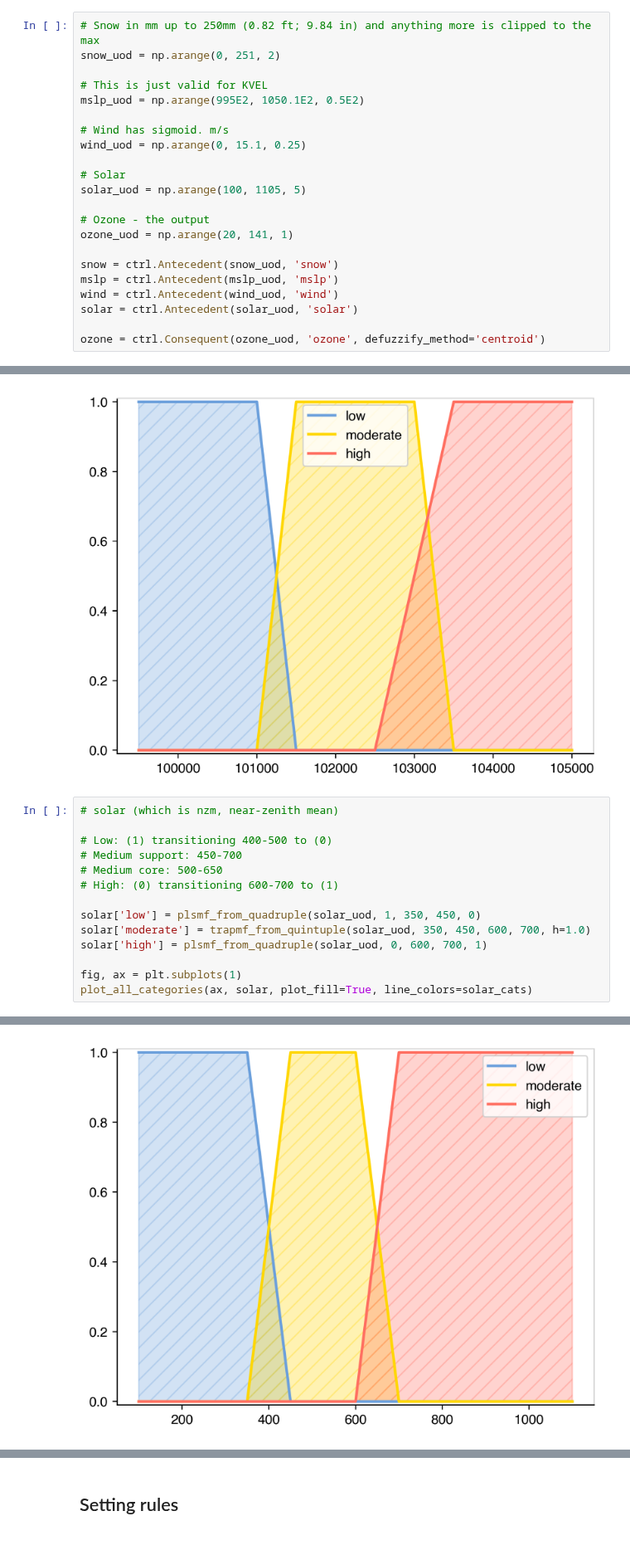
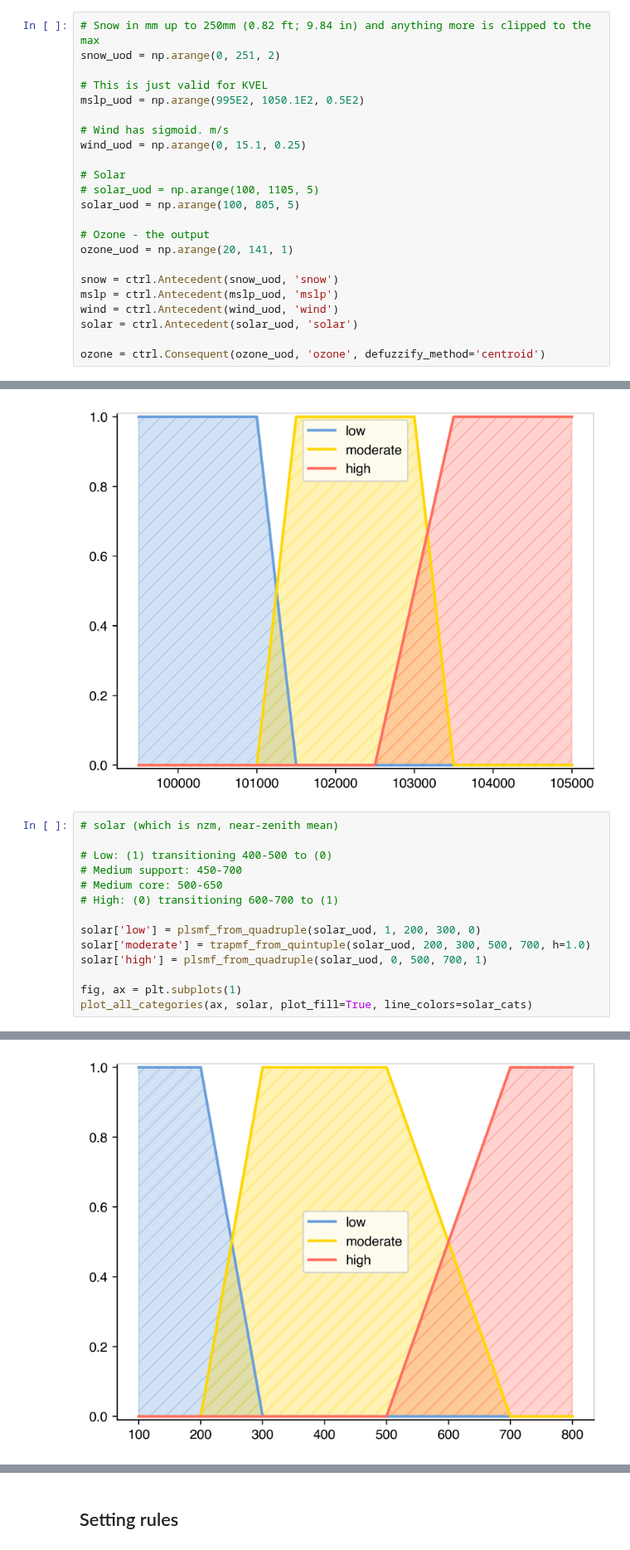
Before and after one commit to Bingham-Research-Center/clyfar, a Jupyter notebook: fis/clyfar_v1.ipynb, the cells around one changed output, grey strips where cells are left out. Shown at 83% size. Saved outputs shown, nothing was run; the diff lists cells and outputs as text.

```diff
--- a/fis/clyfar_v1.ipynb
+++ b/fis/clyfar_v1.ipynb
@@ -91,7 +91,8 @@ mslp_uod = np.arange(995E2, 1050.1E2, 0.5E2)
 wind_uod = np.arange(0, 15.1, 0.25)
 
 # Solar
-solar_uod = np.arange(100, 1105, 5)
+# solar_uod = np.arange(100, 1105, 5)
+solar_uod = np.arange(100, 805, 5)
 
 # Ozone - the output
 ozone_uod = np.arange(20, 141, 1)
@@ -669,23 +670,23 @@ high mslp[high]
 # %%
 # solar (which is nzm, near-zenith mean)
 
 # Low: (1) transitioning 400-500 to (0)
 # Medium support: 450-700
 # Medium core: 500-650
 # High: (0) transitioning 600-700 to (1)
 
-solar['low'] = plsmf_from_quadruple(solar_uod, 1, 350, 450, 0)
-solar['moderate'] = trapmf_from_quintuple(solar_uod, 350, 450, 600, 700, h=1.0)
-solar['high'] = plsmf_from_quadruple(solar_uod, 0, 600, 700, 1)
+solar['low'] = plsmf_from_quadruple(solar_uod, 1, 200, 300, 0)
+solar['moderate'] = trapmf_from_quintuple(solar_uod, 200, 300, 500, 700, h=1.0)
+solar['high'] = plsmf_from_quadruple(solar_uod, 0, 500, 700, 1)
 
 fig, ax = plt.subplots(1)
 plot_all_categories(ax, solar, plot_fill=True, line_colors=solar_cats)
 # %% [output]
 low solar[low]
 moderate solar[moderate]
 high solar[high]
 <Axes: >
-[figure, old version]
+[figure, new version]
 # %%
 # ozone - we will use similar to LL24
 
```
Also changed, not shown: parts of 19 cells of this notebook.
